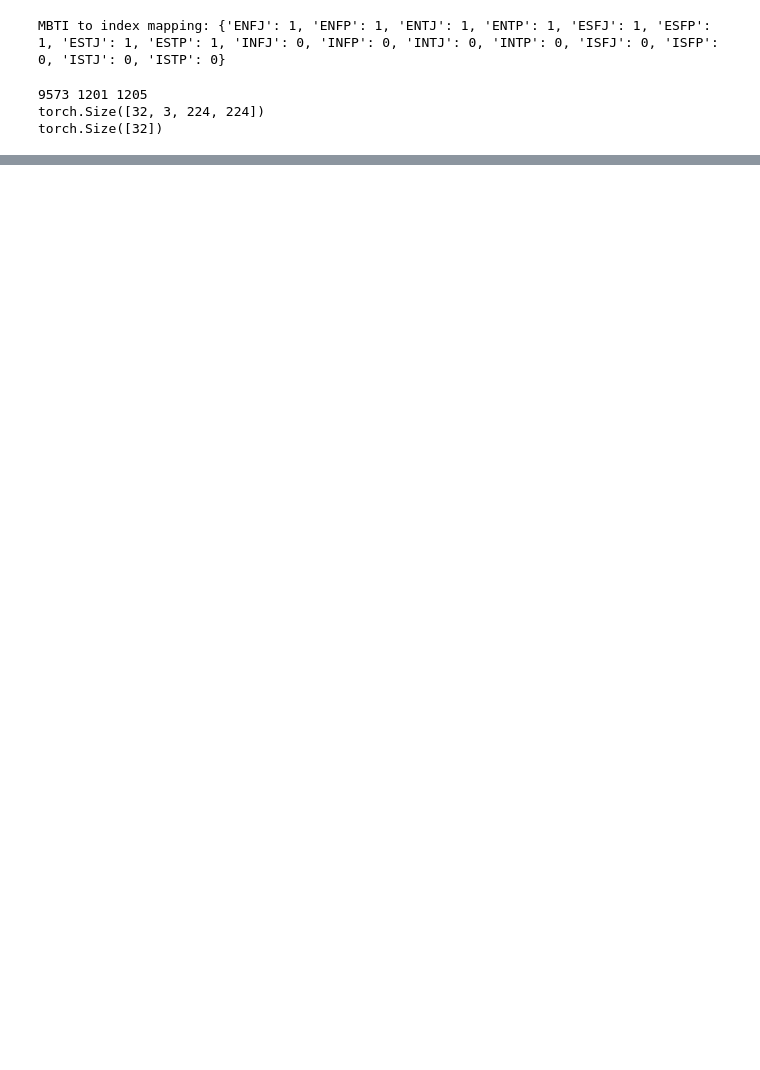
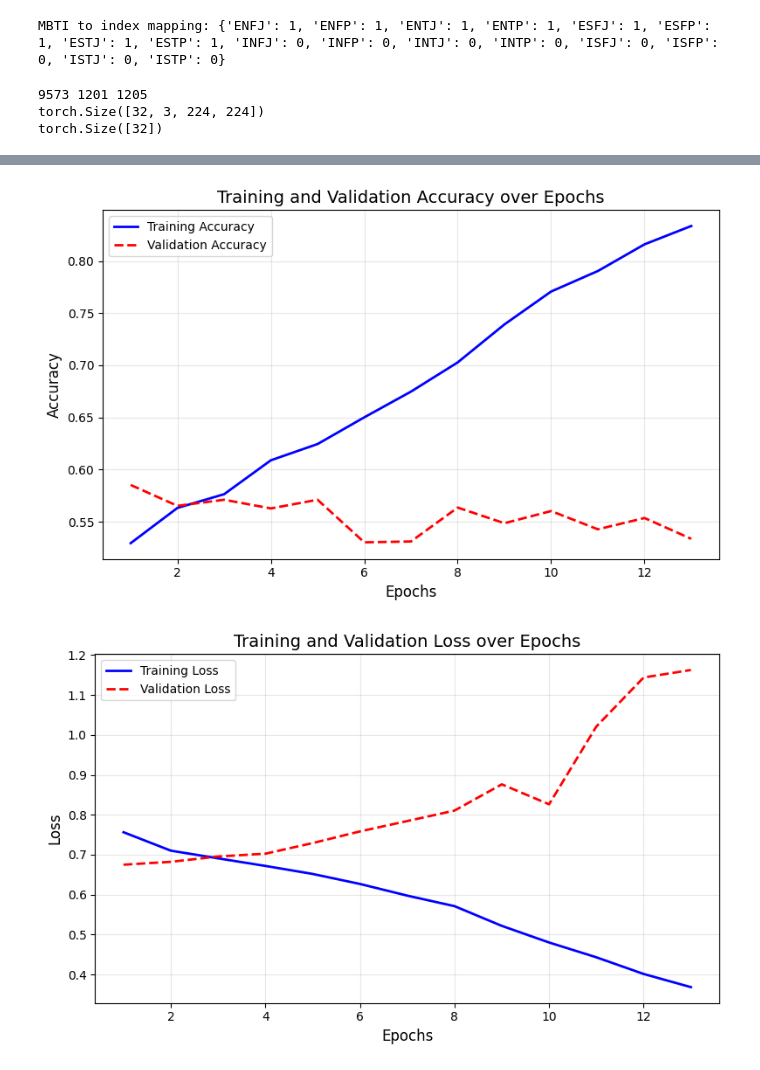
Before and after one commit to therealozp/celeb-mbti-predictor, a Jupyter notebook: resnet_binary_idds.ipynb, the cells around one changed output, grey strips where cells are left out. Drawn from its saved outputs; the diff is of its cells as text; code cells hidden in the pictures; blank space fills up the shorter version.

```diff
--- a/resnet_binary_idds.ipynb
+++ b/resnet_binary_idds.ipynb
@@ -117,6 +117,11 @@ criterion = nn.CrossEntropyLoss()
 optimizer = torch.optim.AdamW(model.parameters(), lr=1e-4, weight_decay=1e-4)
 # %%
 from tqdm import tqdm
+
+train_accs = []
+val_accs = []
+train_losses = []
+val_losses = []
 
 for epoch in range(50):
     # training phase with tqdm
@@ -162,6 +167,11 @@ for epoch in range(50):
     va_loss = total_loss / total
     va_acc = total_correct / total
 
+    train_losses.append(tr_loss)
+    train_accs.append(tr_acc)
+    val_losses.append(va_loss)
+    val_accs.append(va_acc)
+
     print(
         f"Epoch {epoch:02d} | "
         f"train loss {tr_loss:.4f}/ train accuracy {tr_acc:.3f} | "
@@ -169,0 +195,48 @@ for epoch in range(50):
+# %%
+import matplotlib.pyplot as plt
+def plot_metric(train_values, val_values, title="Training Progress", ylabel="Metric"):
+    """
+    Plots a comparison between Training and Validation metrics over epochs.
+
+    Args:
+        train_values (list): List of training metric values (e.g., train_loss)
+        val_values (list): List of validation metric values (e.g., val_loss)
+        title (str): Title of the chart
+        ylabel (str): Label for the Y-axis (e.g., "Loss" or "Accuracy")
+    """
+    epochs = range(1, len(train_values) + 1)
+
+    plt.figure(figsize=(8, 5))
+
+    # Plot Training (Blue solid line)
+    plt.plot(epochs, train_values, "b-", linewidth=2, label=f"Training {ylabel}")
+
+    # Plot Validation (Red dashed line)
+    plt.plot(epochs, val_values, "r--", linewidth=2, label=f"Validation {ylabel}")
+
+    plt.title(title, fontsize=14)
+    plt.xlabel("Epochs", fontsize=12)
+    plt.ylabel(ylabel, fontsize=12)
+    plt.legend(loc="best")
+    plt.grid(True, alpha=0.3)  # Light grid for readability
+
+    plt.tight_layout()
+    plt.show()
+
+
+plot_metric(
+    train_values=train_accs,
+    val_values=val_accs,
+    title="Training and Validation Accuracy over Epochs",
+    ylabel="Accuracy",
+)
+
+plot_metric(
+    train_values=train_losses,
+    val_values=val_losses,
+    title="Training and Validation Loss over Epochs",
+    ylabel="Loss",
+)
+# %% [output]
+[figure, added]
+[figure, added]
```
Also changed, not shown: parts of 1 cell of this notebook, 15 other files.
